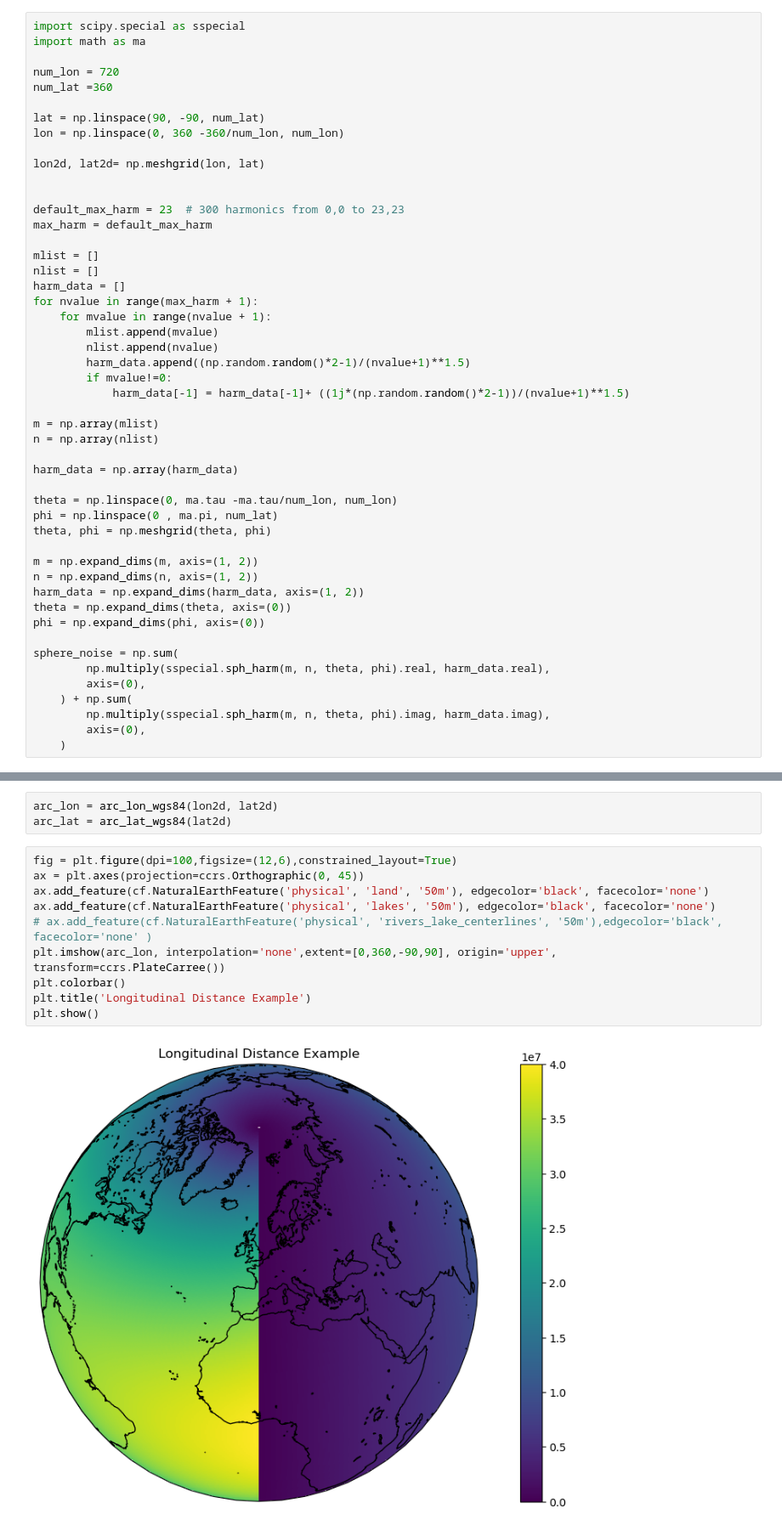
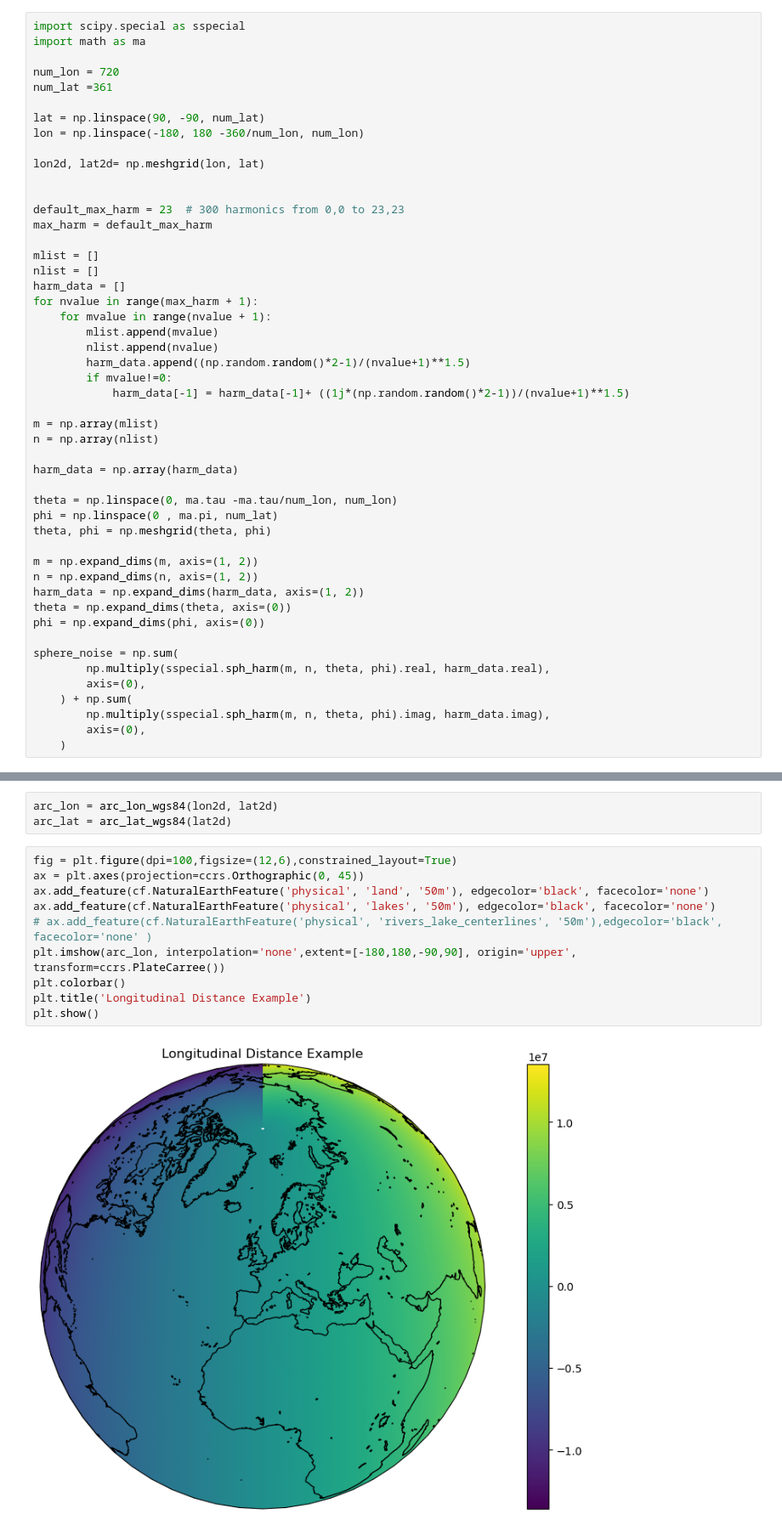
Before and after one commit to jukent/geocat-scratch, a Jupyter notebook: akootz/Gradient WGS84.ipynb, the cells around one changed output, grey strips where cells are left out. Shown at 85% size. Cells and saved outputs as stored; diff of their text form.

```diff
--- a/akootz/Gradient WGS84.ipynb
+++ b/akootz/Gradient WGS84.ipynb
@@ -209,10 +209,10 @@ import scipy.special as sspecial
 import math as ma
 
 num_lon = 720
-num_lat =360
+num_lat =361
 
 lat = np.linspace(90, -90, num_lat)
-lon = np.linspace(0, 360 -360/num_lon, num_lon)
+lon = np.linspace(-180, 180 -360/num_lon, num_lon)
 
 lon2d, lat2d= np.meshgrid(lon, lat)
 
@@ -280,15 +280,15 @@ arc_lat = arc_lat_wgs84(lat2d)
 # %%
 fig = plt.figure(dpi=100,figsize=(12,6),constrained_layout=True)
 ax = plt.axes(projection=ccrs.Orthographic(0, 45))
 ax.add_feature(cf.NaturalEarthFeature('physical', 'land', '50m'), edgecolor='black', facecolor='none')
 ax.add_feature(cf.NaturalEarthFeature('physical', 'lakes', '50m'), edgecolor='black', facecolor='none')
 # ax.add_feature(cf.NaturalEarthFeature('physical', 'rivers_lake_centerlines', '50m'),edgecolor='black', facecolor='none' )
-plt.imshow(arc_lon, interpolation='none',extent=[0,360,-90,90], origin='upper', transform=ccrs.PlateCarree())
+plt.imshow(arc_lon, interpolation='none',extent=[-180,180,-90,90], origin='upper', transform=ccrs.PlateCarree())
 plt.colorbar()
 plt.title('Longitudinal Distance Example')
 plt.show()
 # %% [output]
-[figure, old version]
+[figure, new version]
 # %%
 fig = plt.figure(dpi=100,figsize=(12,6),constrained_layout=True)
 ax = plt.axes(projection=ccrs.Orthographic(0, 45))
```
Also changed, not shown: parts of 22 cells of this notebook.
